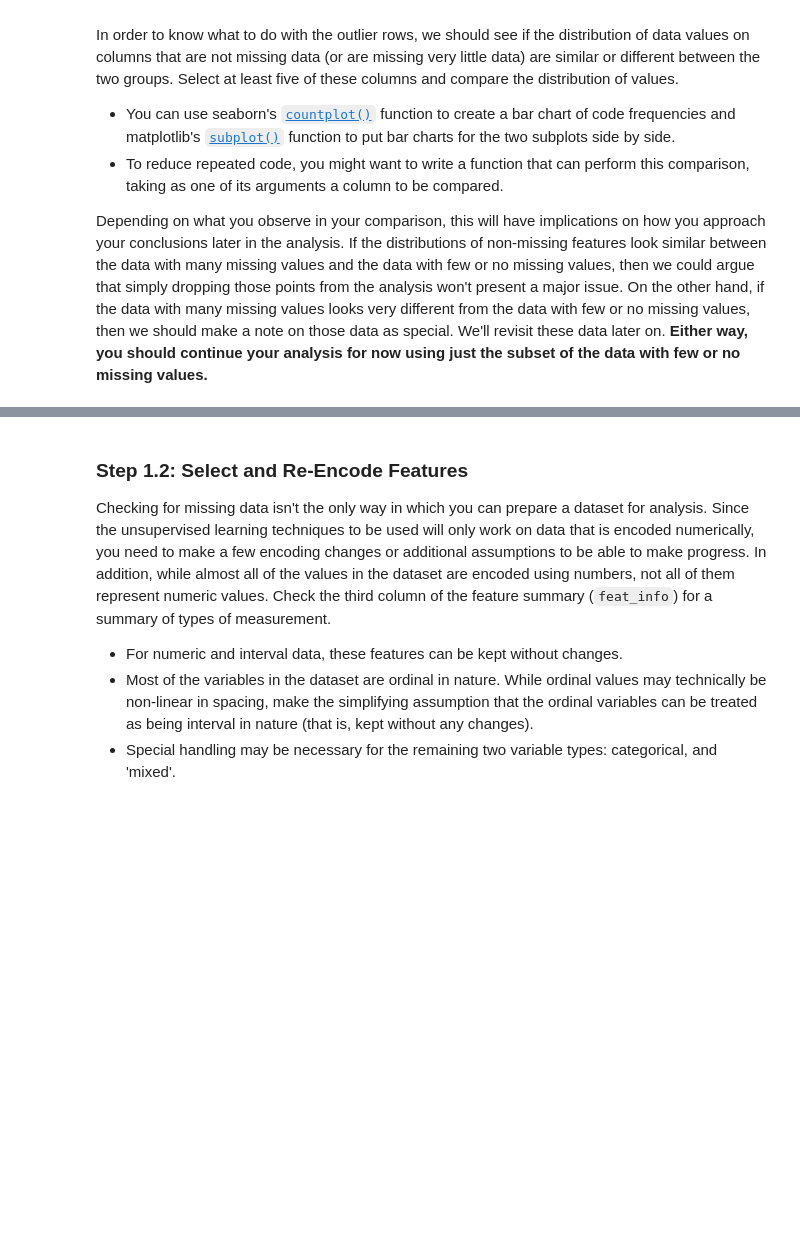
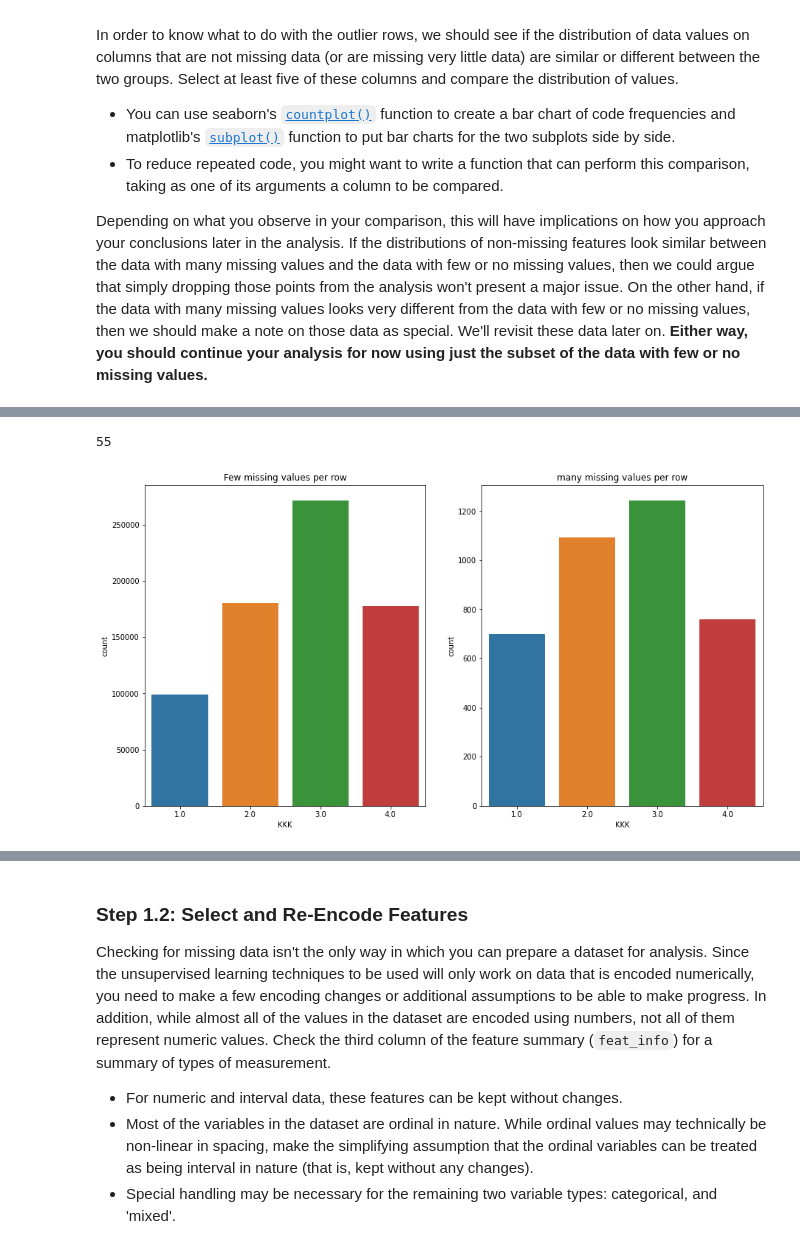
Before and after one commit to malmusfer/Identify_Customer_Segments, a Jupyter notebook: Identify_Customer_Segments.ipynb, the cells around one changed output, grey strips where cells are left out. Cells and saved outputs as stored; diff of their text form; code cells hidden in the pictures; blank space fills up the shorter version.

```diff
--- a/Identify_Customer_Segments.ipynb
+++ b/Identify_Customer_Segments.ipynb
@@ -256,0 +274,22 @@ azdias['num_NaN_per_row'].describe()
+# %%
+# First lets make a function for plot
+def Compare(below, above, clm = ''):
+    plt.figure(figsize=(15, 8))
+    plt.subplot(1, 2, 1)
+    sns.countplot(x=clm, data=below)
+    plt.title('Few missing values per row')
+    plt.subplot(1, 2, 2)
+    sns.countplot(x=clm, data=above)
+    plt.title('many missing values per row')
+    plt.show()
+# %%
+# let choose the column has less missing value
+columns= null_dict[null_dict['%'] < 30].index.values.tolist()
+len(columns)
+# %% [output]
+55
+# %%
+# lets compare
+Compare(below_14, above_14, clm=columns[0])
+# %% [output]
+[figure, added]
```
Also changed, not shown: parts of 13 cells of this notebook.
